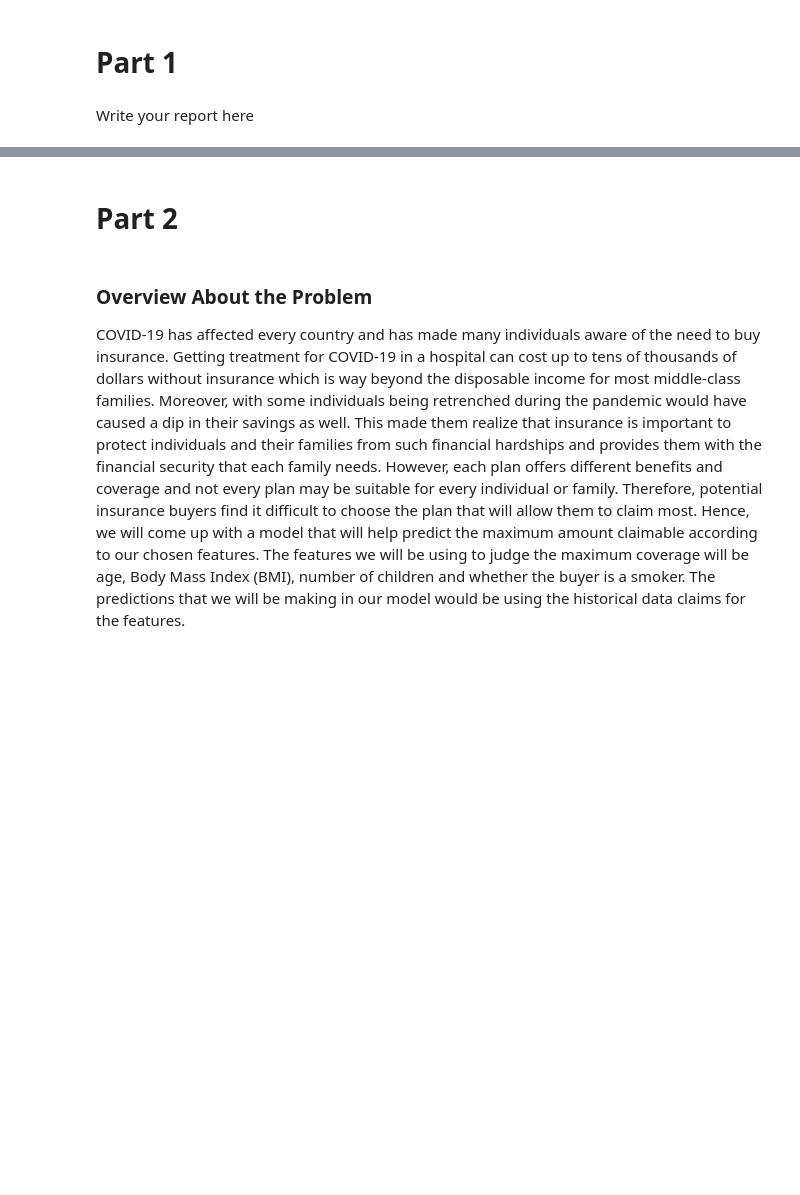
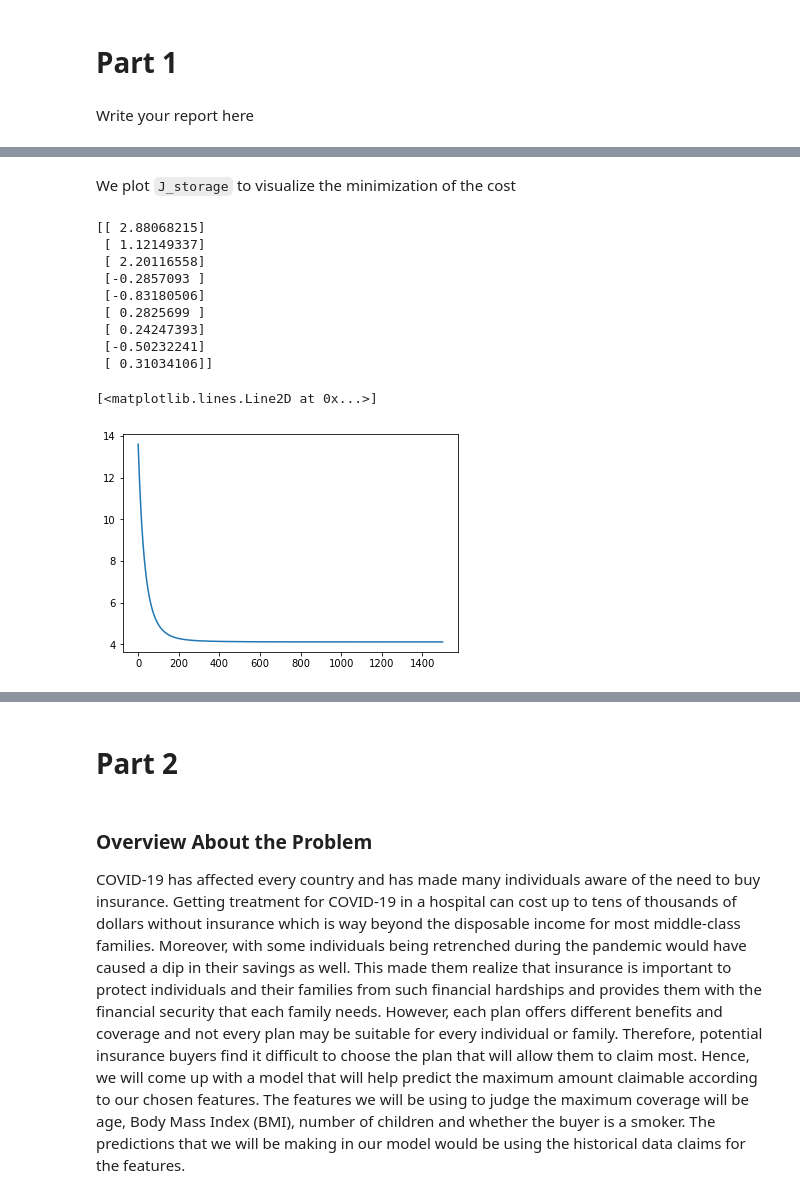
Before and after one commit to rmurarishetti/DDW_MLProject, a Jupyter notebook: Project_Brief_Template.ipynb, the cells around one changed output, grey strips where cells are left out. Saved outputs shown, nothing was run; the diff lists cells and outputs as text; code cells hidden in the pictures; blank space fills up the shorter version.

```diff
--- a/Project_Brief_Template.ipynb
+++ b/Project_Brief_Template.ipynb
@@ -47,0 +307,6 @@ Write your report here
+# %%
+df_master_features, df_master_target = get_features_targets(master_df, features_list, target_list)
+df_master_features = normalize_z(df_master_features)
+# %%
+X = prepare_feature(df_master_features)
+target = prepare_target(df_master_target)
@@ -47,0 +325,51 @@ Write your report here
+# %%
+def gradient_descent(X, y, beta, alpha, num_iters):
+    m = X.shape[0]
+    J_storage = np.zeros((num_iters, 1))
+    for n in range(num_iters):
+        deriv = np.matmul(X.T, (np.matmul(X, beta) - y))
+        beta = beta - alpha * (1/m) * deriv
+        J_storage[n] = compute_cost(X, y, beta)
+
+
+    return beta, J_storage
+# %%
+# Extract the features and the target
+df_master_features, df_master_target = get_features_targets(master_df, features_list, target_list)
+
+# Split the data set into training and test
+df_features_train, df_features_test, df_target_train, df_target_test = split_data(df_master_features, df_master_target)
+
+# Normalize the features using z normalization
+df_features_train_z = normalize_z(df_features_train)
+
+# Change the features and the target to numpy array using the prepare functions
+X = prepare_feature(df_features_train_z)
+target = prepare_target(df_target_train)
+
+iterations = 1500
+alpha = 0.01
+beta = np.zeros((len(features_list) + 1, 1))
+
+# Call the gradient_descent function
+beta, J_storage = gradient_descent(X, target, beta, alpha, iterations)
+
+# call the predict() method
+pred = predict(df_features_test, beta)
+# %% [markdown]
+We plot `J_storage` to visualize the minimization of the cost
+# %%
+print(beta)
+plt.plot(J_storage)
+# %% [output]
+[[ 2.88068215]
+ [ 1.12149337]
+ [ 2.20116558]
+ [-0.2857093 ]
+ [-0.83180506]
+ [ 0.2825699 ]
+ [ 0.24247393]
+ [-0.50232241]
+ [ 0.31034106]]
+[<matplotlib.lines.Line2D at 0x...>]
+[figure, added]
```
Also changed, not shown: parts of 32 cells of this notebook.
